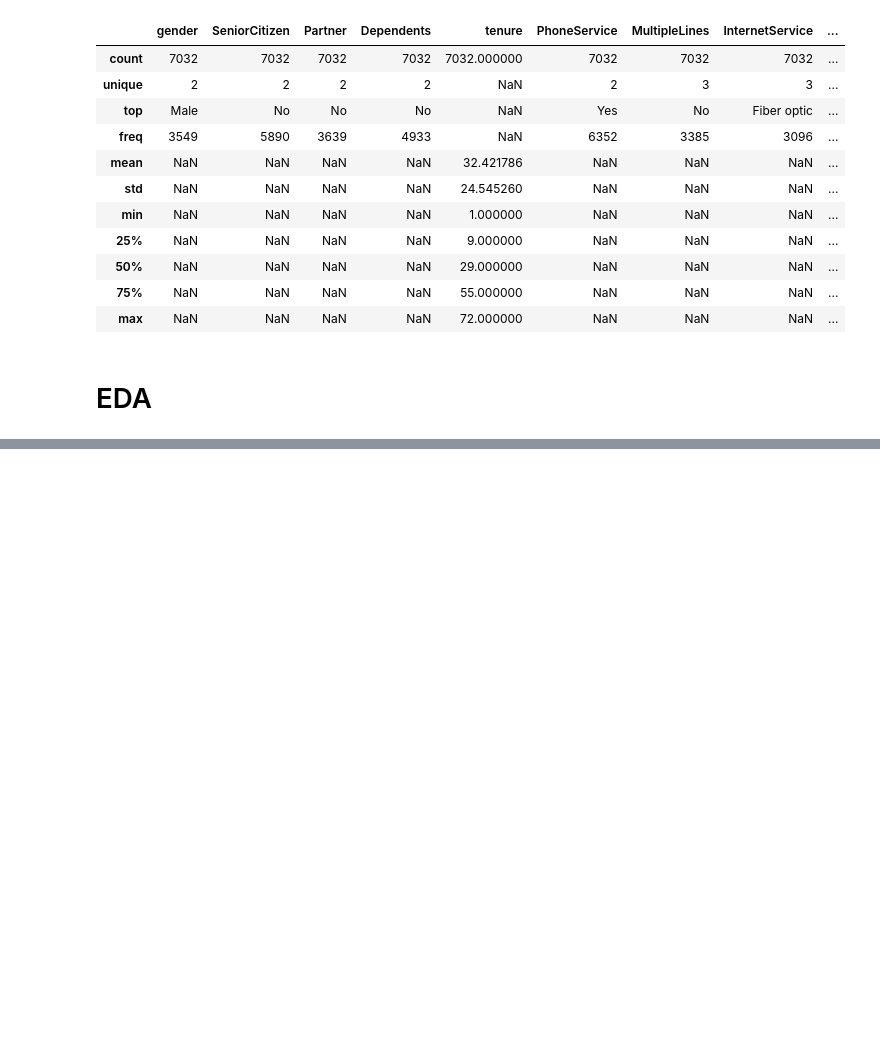
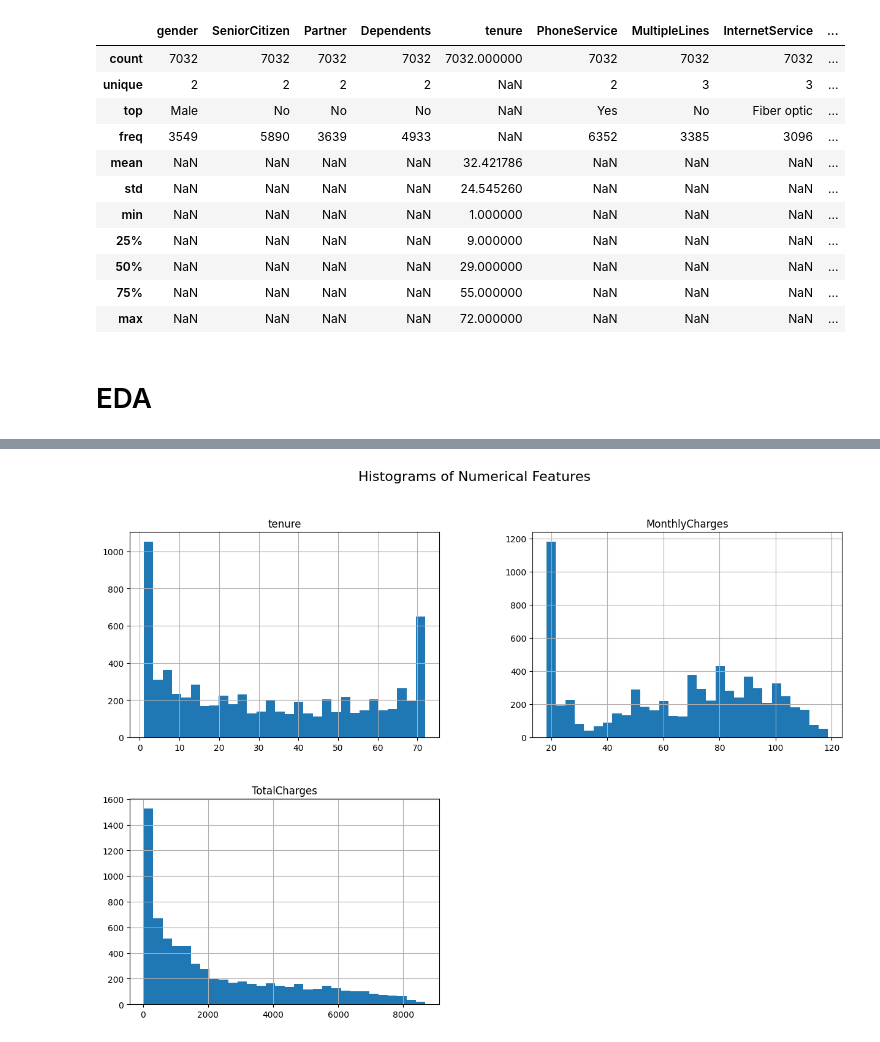
Before and after one commit to itayriche/customer_churn_prediction, a Jupyter notebook: Churn_prediction.ipynb, the cells around one changed output, grey strips where cells are left out. Saved outputs shown, nothing was run; the diff lists cells and outputs as text; code cells hidden in the pictures; blank space fills up the shorter version.

```diff
--- a/Churn_prediction.ipynb
+++ b/Churn_prediction.ipynb
@@ -203,0 +222,7 @@ df.describe(include='all')
+# %%
+# fig of histogram of the data
+df.hist(bins=30, figsize=(15,10))
+plt.suptitle('Histograms of Numerical Features', fontsize=16)
+plt.show()
+# %% [output]
+[figure, added]
```
Also changed, not shown: parts of 3 cells of this notebook.
